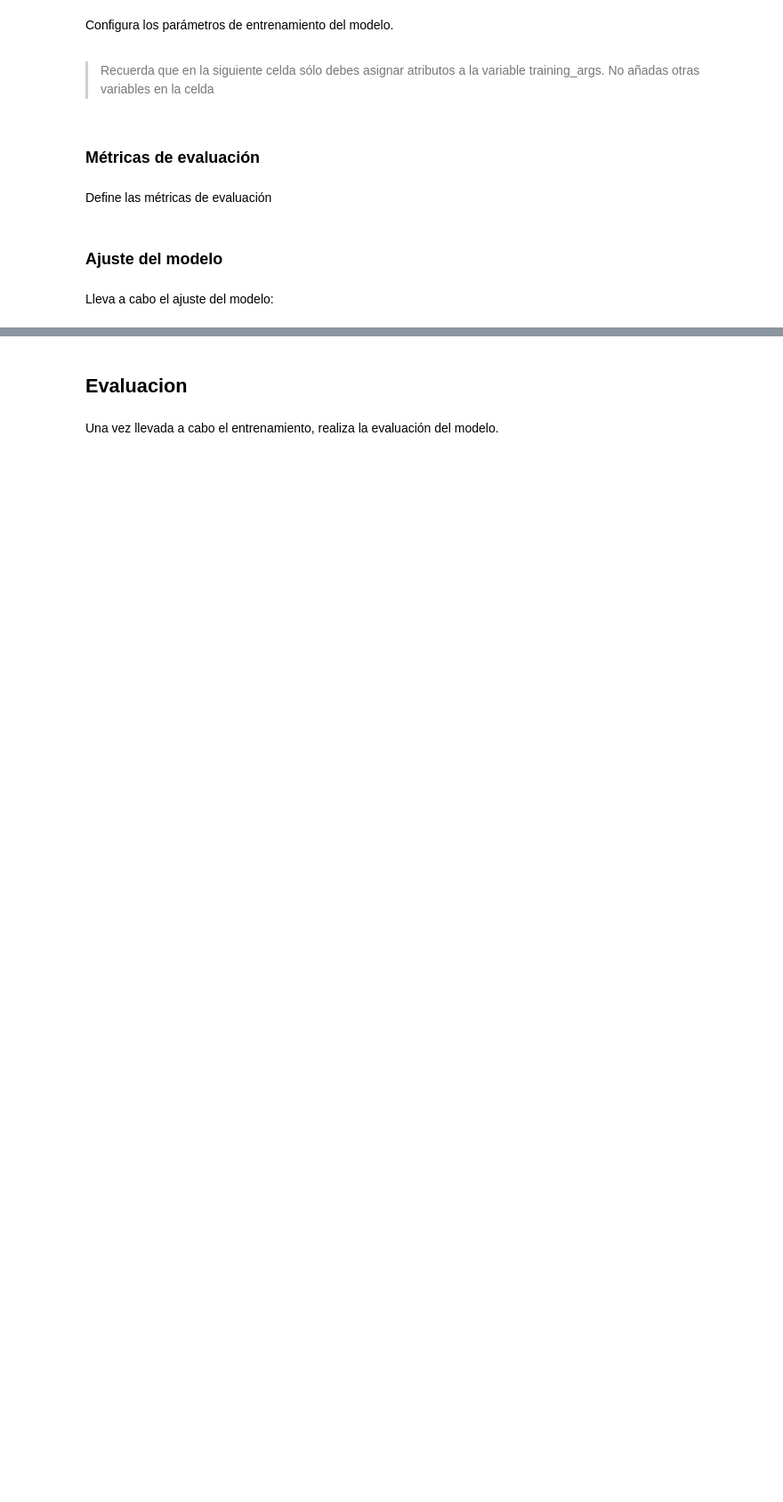
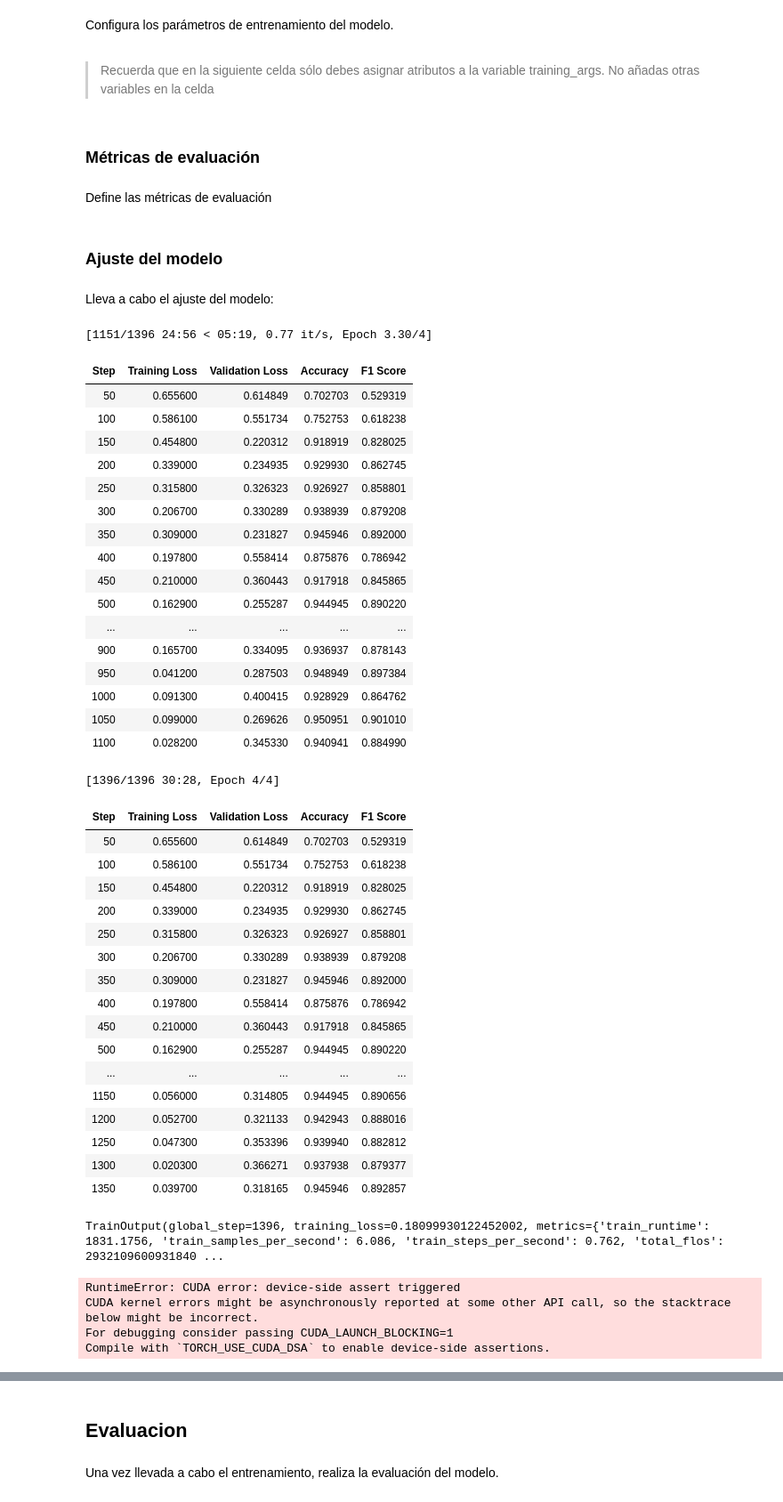
Before and after one commit to Fabio2394/text_mining, a Jupyter notebook: Ejercicio1_clasificacion_alumno.ipynb, the cells around one changed output, grey strips where cells are left out. Shown at 89% size. Saved outputs shown, nothing was run; the diff lists cells and outputs as text; code cells hidden in the pictures; blank space fills up the shorter version.

```diff
--- a/Ejercicio1_clasificacion_alumno.ipynb
+++ b/Ejercicio1_clasificacion_alumno.ipynb
@@ -418,3 +443,21 @@ training_args = TrainingArguments(
+# %%
+#NO-MODIFY: VARIABLE NAME
+training_args = TrainingArguments(
+    output_dir="modelo_test",
+    learning_rate=2e-5,
+    per_device_train_batch_size=8,
+    per_device_eval_batch_size=8,
+    num_train_epochs=4,
+    weight_decay=0.1,
+    eval_strategy="steps",
+    save_strategy="steps",
+    eval_steps=50,
+    logging_strategy="steps",
+    logging_steps=50,
+    load_best_model_at_end=True,
+    push_to_hub=False,
+    report_to="none"
+)
 # %% [markdown]
 ### Métricas de evaluación
 # %% [markdown]
@@ -425,0 +492,47 @@ Lleva a cabo el ajuste del modelo:
+# %%
+trainer.train()
+# %% [output]
+[1151/1396 24:56 < 05:19, 0.77 it/s, Epoch 3.30/4]
+| Step | Training Loss | Validation Loss | Accuracy | F1 Score |
+| 50 | 0.655600 | 0.614849 | 0.702703 | 0.529319 |
+| 100 | 0.586100 | 0.551734 | 0.752753 | 0.618238 |
+| 150 | 0.454800 | 0.220312 | 0.918919 | 0.828025 |
+| 200 | 0.339000 | 0.234935 | 0.929930 | 0.862745 |
+| 250 | 0.315800 | 0.326323 | 0.926927 | 0.858801 |
+| 300 | 0.206700 | 0.330289 | 0.938939 | 0.879208 |
+| 350 | 0.309000 | 0.231827 | 0.945946 | 0.892000 |
+| 400 | 0.197800 | 0.558414 | 0.875876 | 0.786942 |
+| 450 | 0.210000 | 0.360443 | 0.917918 | 0.845865 |
+| 500 | 0.162900 | 0.255287 | 0.944945 | 0.890220 |
+| ... | ... | ... | ... | ... |
+| 900 | 0.165700 | 0.334095 | 0.936937 | 0.878143 |
+| 950 | 0.041200 | 0.287503 | 0.948949 | 0.897384 |
+| 1000 | 0.091300 | 0.400415 | 0.928929 | 0.864762 |
+| 1050 | 0.099000 | 0.269626 | 0.950951 | 0.901010 |
+| 1100 | 0.028200 | 0.345330 | 0.940941 | 0.884990 |
+[1396/1396 30:28, Epoch 4/4]
+| Step | Training Loss | Validation Loss | Accuracy | F1 Score |
+| 50 | 0.655600 | 0.614849 | 0.702703 | 0.529319 |
+| 100 | 0.586100 | 0.551734 | 0.752753 | 0.618238 |
+| 150 | 0.454800 | 0.220312 | 0.918919 | 0.828025 |
+| 200 | 0.339000 | 0.234935 | 0.929930 | 0.862745 |
+| 250 | 0.315800 | 0.326323 | 0.926927 | 0.858801 |
+| 300 | 0.206700 | 0.330289 | 0.938939 | 0.879208 |
+| 350 | 0.309000 | 0.231827 | 0.945946 | 0.892000 |
+| 400 | 0.197800 | 0.558414 | 0.875876 | 0.786942 |
+| 450 | 0.210000 | 0.360443 | 0.917918 | 0.845865 |
+| 500 | 0.162900 | 0.255287 | 0.944945 | 0.890220 |
+| ... | ... | ... | ... | ... |
+| 1150 | 0.056000 | 0.314805 | 0.944945 | 0.890656 |
+| 1200 | 0.052700 | 0.321133 | 0.942943 | 0.888016 |
+| 1250 | 0.047300 | 0.353396 | 0.939940 | 0.882812 |
+| 1300 | 0.020300 | 0.366271 | 0.937938 | 0.879377 |
+| 1350 | 0.039700 | 0.318165 | 0.945946 | 0.892857 |
+TrainOutput(global_step=1396, training_loss=0.18099930122452002, metrics={'train_runtime': 1831.1756, 'train_samples_per_second': 6.086, 'train_steps_per_second': 0.762, 'total_flos': 2932109600931840 ...
+# %%
+trainer.save_model("output_model_save")
+# %% [output]
+RuntimeError: CUDA error: device-side assert triggered
+CUDA kernel errors might be asynchronously reported at some other API call, so the stacktrace below might be incorrect.
+For debugging consider passing CUDA_LAUNCH_BLOCKING=1
+Compile with `TORCH_USE_CUDA_DSA` to enable device-side assertions.
```
Also changed, not shown: parts of 24 cells of this notebook.
